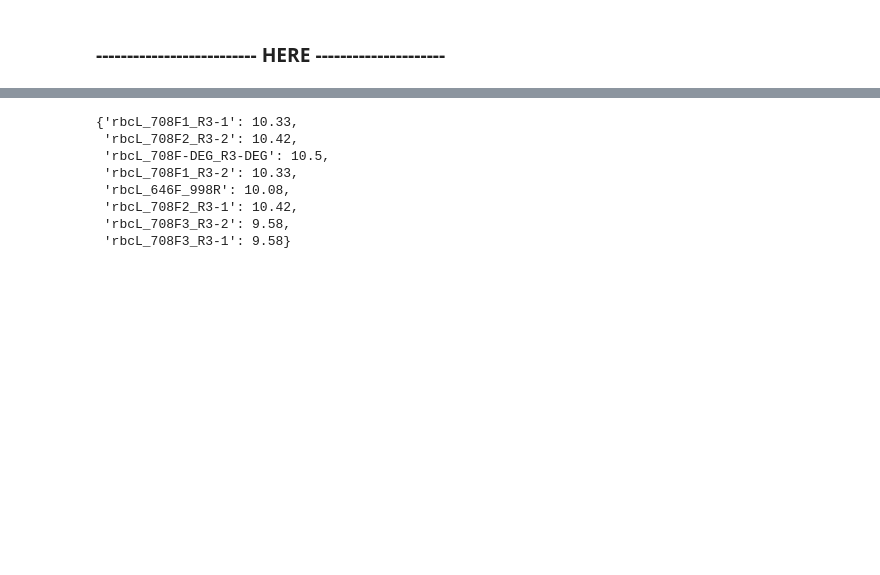
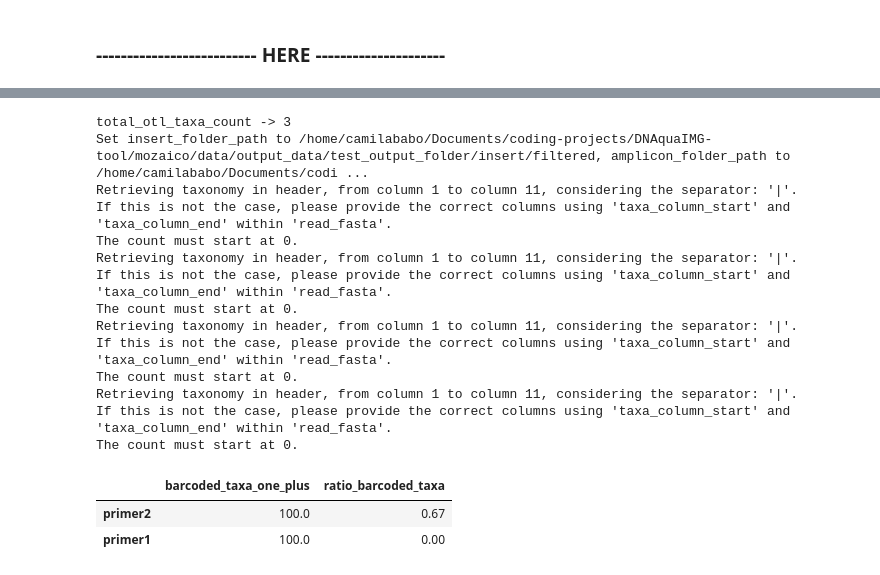
Before and after one commit to CIBIO-BU/mozaiko, a Jupyter notebook: draft.ipynb, the cells around one changed output, grey strips where cells are left out. Cells and saved outputs as stored; diff of their text form; code cells hidden in the pictures; blank space fills up the shorter version.

```diff
--- a/draft.ipynb
+++ b/draft.ipynb
@@ -1231,14 +1035,27 @@ def calculate_percentage_of_taxa_w_x_barcodes(
-# %%
-with open("otl-dict_otl_counts.json", "r") as file1:
-    barcodes_per_species = json.load(file1)
-
-calculate_percentage_of_taxa_w_x_barcodes(barcodes_per_species, 1200)
-# %% [output]
-{'rbcL_708F1_R3-1': 10.33,
- 'rbcL_708F2_R3-2': 10.42,
- 'rbcL_708F-DEG_R3-DEG': 10.5,
- 'rbcL_708F1_R3-2': 10.33,
- 'rbcL_646F_998R': 10.08,
- 'rbcL_708F2_R3-1': 10.42,
- 'rbcL_708F3_R3-2': 9.58,
- 'rbcL_708F3_R3-1': 9.58}
+# %%
+from src.marker_scoring.metrics_system import *
+
+output_folder = "/home/camilababo/Documents/coding-projects/DNAquaIMG-tool/mozaico/data/output_data/test_output_folder"
+otl_path = "/home/camilababo/Documents/coding-projects/DNAquaIMG-tool/mozaico/data/output_data/test_output_folder/otl-test.tsv"
+
+cls = MetricsSystemExecutor(results_folder=output_folder, otl=otl_path, primer_table='/home/camilababo/Documents/coding-projects/DNAquaIMG-tool/mozaico/data/input_data/diat-barcode-primers.tsv')
+abc = cls.get_reference_database_quality()
+abc
+# %% [output]
+total_otl_taxa_count -> 3
+Set insert_folder_path to /home/camilababo/Documents/coding-projects/DNAquaIMG-tool/mozaico/data/output_data/test_output_folder/insert/filtered, amplicon_folder_path to /home/camilababo/Documents/codi ...
+Retrieving taxonomy in header, from column 1 to column 11, considering the separator: '|'.
+If this is not the case, please provide the correct columns using 'taxa_column_start' and 'taxa_column_end' within 'read_fasta'.
+The count must start at 0.
+Retrieving taxonomy in header, from column 1 to column 11, considering the separator: '|'.
+If this is not the case, please provide the correct columns using 'taxa_column_start' and 'taxa_column_end' within 'read_fasta'.
+The count must start at 0.
+Retrieving taxonomy in header, from column 1 to column 11, considering the separator: '|'.
+If this is not the case, please provide the correct columns using 'taxa_column_start' and 'taxa_column_end' within 'read_fasta'.
+The count must start at 0.
+Retrieving taxonomy in header, from column 1 to column 11, considering the separator: '|'.
+If this is not the case, please provide the correct columns using 'taxa_column_start' and 'taxa_column_end' within 'read_fasta'.
+The count must start at 0.
+|  | barcoded_taxa_one_plus | ratio_barcoded_taxa |
+| primer2 | 100.0 | 0.67 |
+| primer1 | 100.0 | 0.00 |
```
Also changed, not shown: parts of 9 cells of this notebook, 2 other files.
